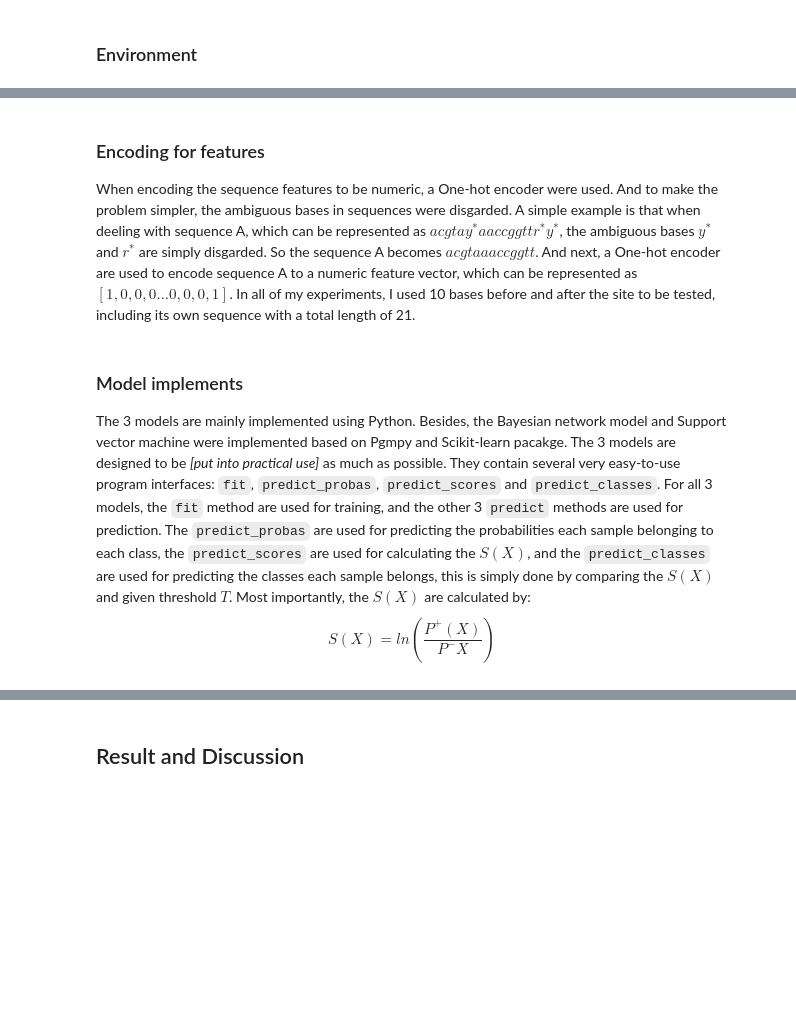
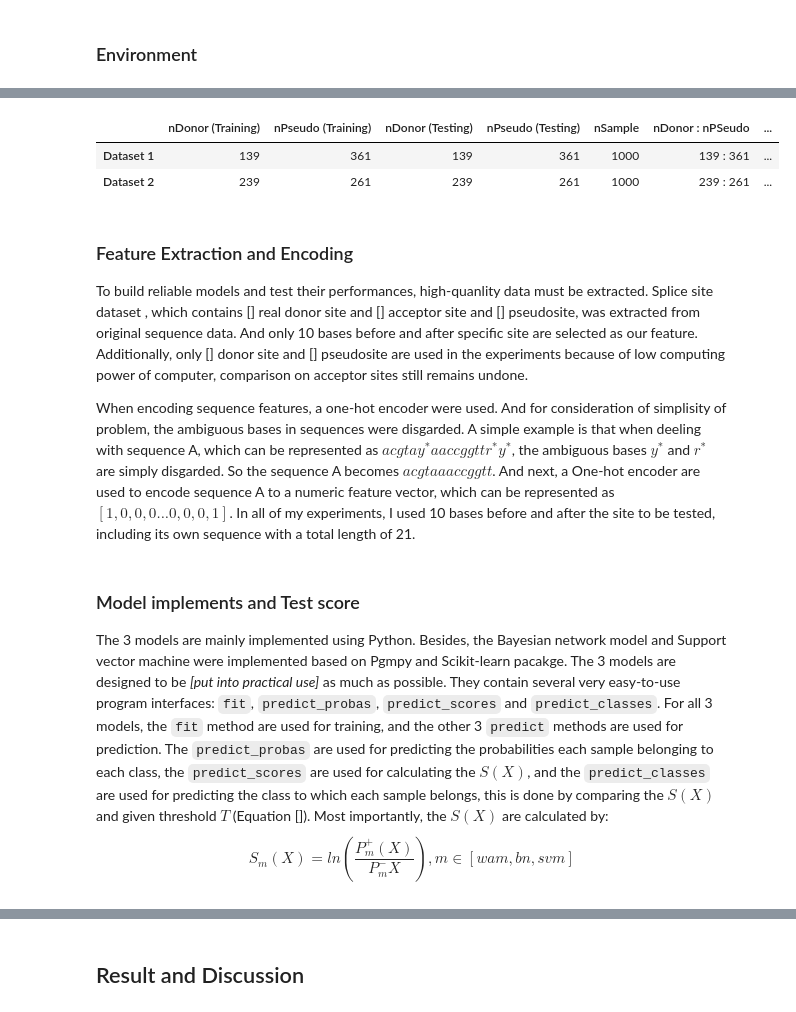
Before and after one commit to AdeBC/GSSR, a Jupyter notebook: Source/Report.ipynb, the cells around one changed output, grey strips where cells are left out. Saved outputs shown, nothing was run; the diff lists cells and outputs as text; code cells hidden in the pictures; blank space fills up the shorter version.

```diff
--- a/Source/Report.ipynb
+++ b/Source/Report.ipynb
@@ -60,0 +65,6 @@ importing Jupyter notebook from Evaluator.ipynb
+# %%
+training_set, testing_set = load_data()
+training_set1 = training_set[0:5000]
+testing_set1 = testing_set[0:5000]
+training_set2 = training_set[1500:6500].reset_index(drop=True)
+testing_set2 = testing_set[1500:6500].reset_index(drop=True)
@@ -61,12 +75,20 @@ importing Jupyter notebook from Evaluator.ipynb
+# %%
+Summary(training_set1, testing_set1, training_set2, testing_set2)
+# %% [output]
+|  | nDonor (Training) | nPseudo (Training) | nDonor (Testing) | nPseudo (Testing) | nSample | nDonor : nPSeudo | ... |
+| Dataset 1 | 139 | 361 | 139 | 361 | 1000 | 139 : 361 | ... |
+| Dataset 2 | 239 | 261 | 239 | 261 | 1000 | 239 : 261 | ... |
 # %% [markdown]
-### Encoding for features
+### Feature Extraction and Encoding
 
-When encoding the sequence features to be numeric, a One-hot encoder were used. And to make the problem simpler, the ambiguous bases in sequences were disgarded. A simple example is that when deeling with sequence A, which can be represented as $acgtay^* aaccggttr^* y^* $, the ambiguous bases $y^*$ and $r^*$ are simply disgarded. So the sequence A becomes $acgtaaaccggtt$. And next, a One-hot encoder are used to encode sequence A to a numeric feature vector, which can be represented as $[1,0,0,0...0,0,0,1]$. In all of my experiments, I used 10 bases before and after the site to be tested, including its own sequence with a total length of 21.
+To build reliable models and test their performances, high-quanlity data must be extracted. Splice site dataset , which contains [] real donor site and [] acceptor site and [] pseudosite, was extracted from original sequence data. And only 10 bases before and after specific site are selected as our feature. Additionally, only [] donor site and [] pseudosite are used in the experiments because of low computing power of computer, comparison on acceptor sites still remains undone.
+
+When encoding sequence features, a one-hot encoder were used. And for consideration of simplisity of problem, the ambiguous bases in sequences were disgarded. A simple example is that when deeling with sequence A, which can be represented as $acgtay^* aaccggttr^* y^* $, the ambiguous bases $y^*$ and $r^*$ are simply disgarded. So the sequence A becomes $acgtaaaccggtt$. And next, a One-hot encoder are used to encode sequence A to a numeric feature vector, which can be represented as $[1,0,0,0...0,0,0,1]$. In all of my experiments, I used 10 bases before and after the site to be tested, including its own sequence with a total length of 21.
 # %% [markdown]
-### Model implements
+### Model implements and Test score
 
-The 3 models are mainly implemented using Python. Besides, the Bayesian network model and Support vector machine were implemented based on Pgmpy and Scikit-learn pacakge. The 3 models are designed to be *[put into practical use]* as much as possible. They contain several very easy-to-use program interfaces: `fit`, `predict_probas`, `predict_scores` and `predict_classes`. For all 3 models, the `fit` method are used for training, and the other 3 `predict` methods are used for prediction. The `predict_probas` are used for predicting the probabilities each sample belonging to each class, the `predict_scores` are used for calculating the $S(X)$, and the `predict_classes` are used for predicting the classes each sample belongs, this is simply done by comparing the $S(X)$ and given threshold $T$. Most importantly, the $S(X)$ are calculated by:
-$$\tag{1}S(X) = ln(\frac{P^+ (X)}{P^- {X}})$$
+The 3 models are mainly implemented using Python. Besides, the Bayesian network model and Support vector machine were implemented based on Pgmpy and Scikit-learn pacakge. The 3 models are designed to be *[put into practical use]* as much as possible. They contain several very easy-to-use program interfaces: `fit`, `predict_probas`, `predict_scores` and `predict_classes`. For all 3 models, the `fit` method are used for training, and the other 3 `predict` methods are used for prediction. The `predict_probas` are used for predicting the probabilities each sample belonging to each class, the `predict_scores` are used for calculating the $S(X)$, and the `predict_classes` are used for predicting the class to which each sample belongs, this is done by comparing the $S(X)$ and given threshold $T$ (Equation []). Most importantly, the $S(X)$ are calculated by:
+$$S_m(X) = ln(\frac{P_m^+ (X)}{P_m^- {X}}), m\in[wam, bn, svm] \tag{1}$$
 # %% [markdown]
 #### Stratagies for WAM to perform recognition
 
```
Also changed, not shown: parts of 65 cells of this notebook, 17 other files.
